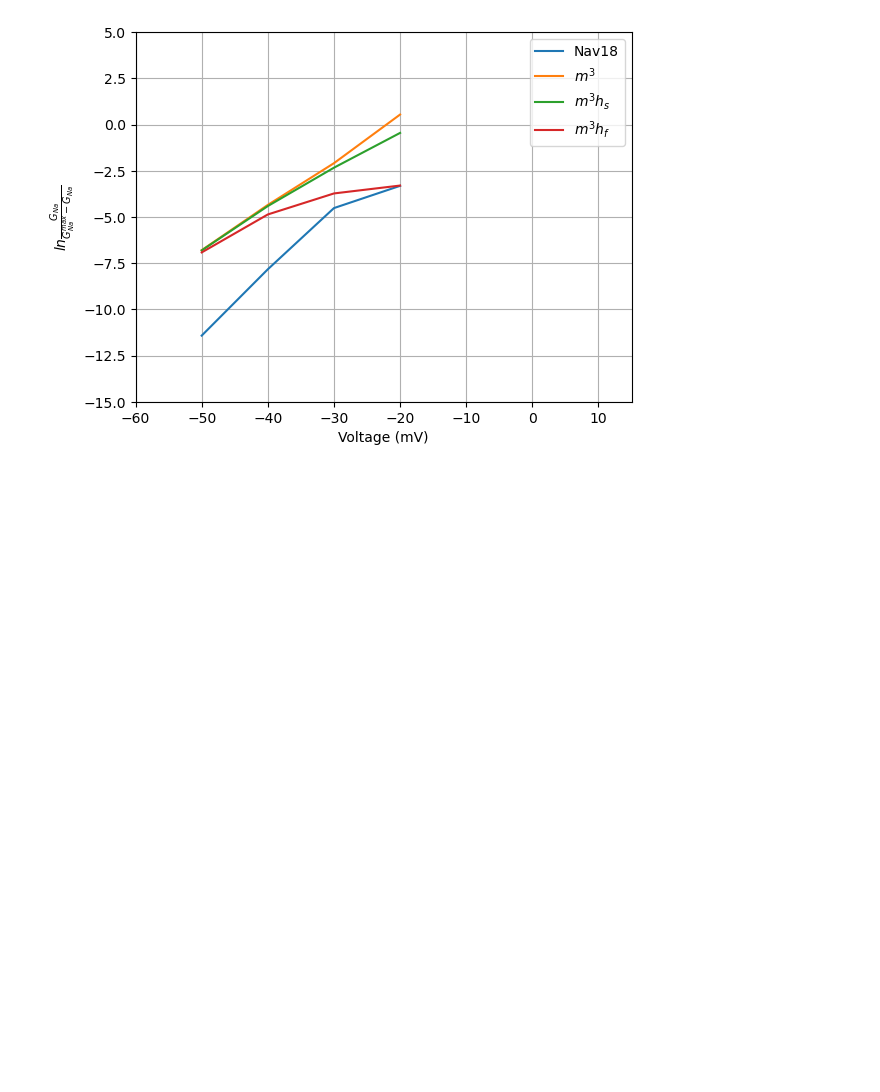
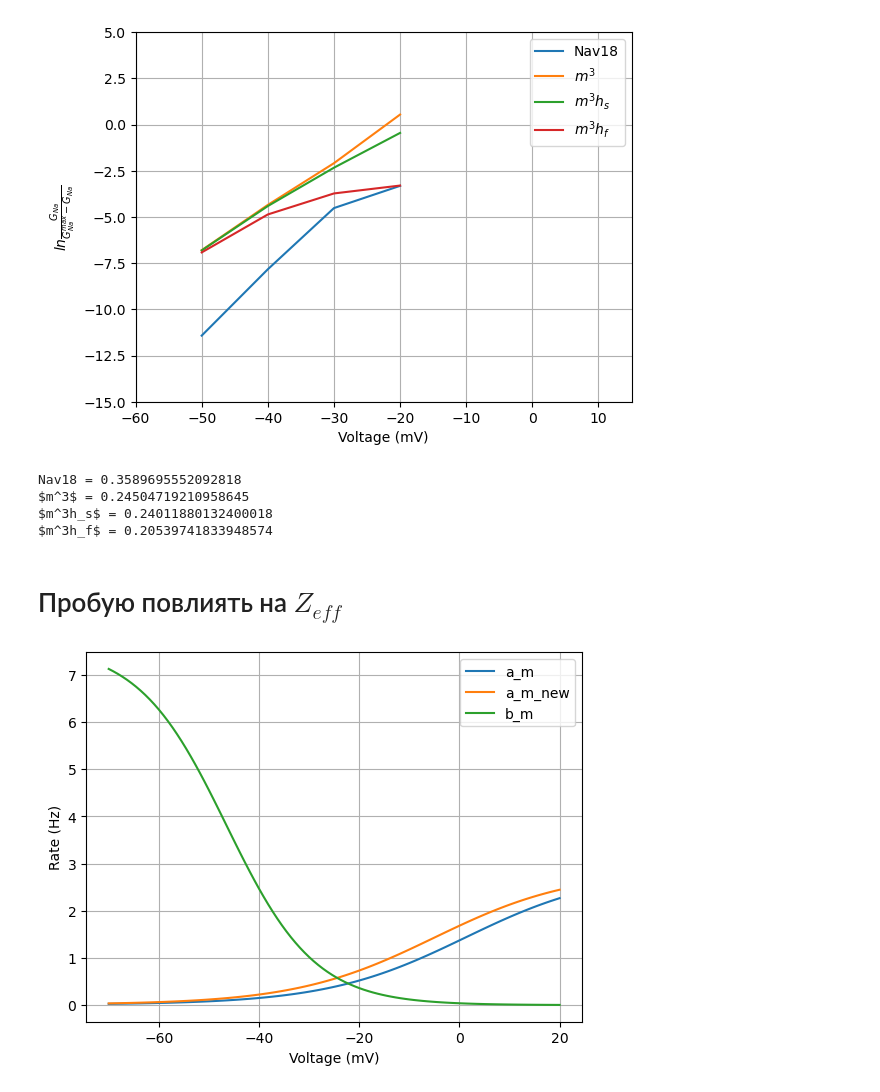
Before and after one commit to shcecter/nocimod, a Jupyter notebook: Zeff_eval.ipynb, the cells around one changed output. Drawn from its saved outputs; the diff is of its cells as text; code cells hidden in the pictures; blank space fills up the shorter version.

Commit message:
add: Zeff computation, code for Zeff modification

```diff
--- a/Zeff_eval.ipynb
+++ b/Zeff_eval.ipynb
@@ -153,3 +154,28 @@ legend(["Nav18", "$m^3$", "$m^3h_s$", "$m^3h_f$"])
 # %% [output]
 <matplotlib.legend.Legend at 0x...>
 [figure]
+# %%
+for gs, name in zip(models_gs, model_names):
+    print(f"{name} = {comp_Zeff(gs, experimental_voltages, g18nav)}")
+# %% [output]
+Nav18 = 0.3589695552092818
+$m^3$ = 0.24504719210958645
+$m^3h_s$ = 0.24011880132400018
+$m^3h_f$ = 0.20539741833948574
+# %% [markdown]
+# Пробую повлиять на $Z_{eff}$
+# %%
+# plot equations (alpha and beta by voltage)
+vv = linspace(-70, 20, 100)
+a_m = 2.85 - 2.84 / (1 + exp((vv - 1.16) / 13.95))
+a_m_new = 2.85 - 2.84 / (1 + exp((vv +5.0) / 13.95))
+b_m = 7.62 / (1 + exp((vv + 46.5) / 8.83))
+plot(vv, a_m, label="a_m")
+plot(vv, a_m_new, label="a_m_new")
+plot(vv, b_m, label="b_m")
+xlabel("Voltage (mV)")
+ylabel("Rate (Hz)")
+legend()
+grid()
+# %% [output]
+[figure, added]
```
Also changed, not shown: parts of 5 cells of this notebook, 2 other files.
